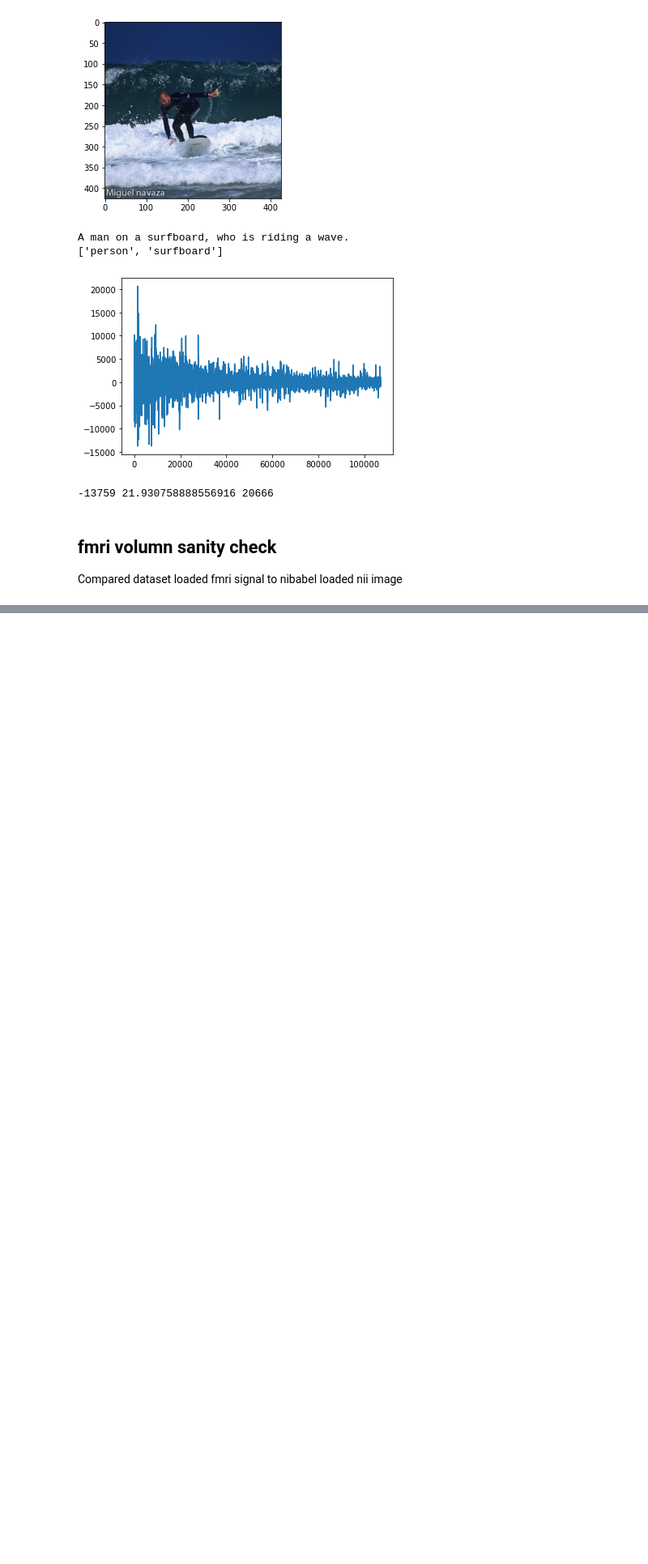
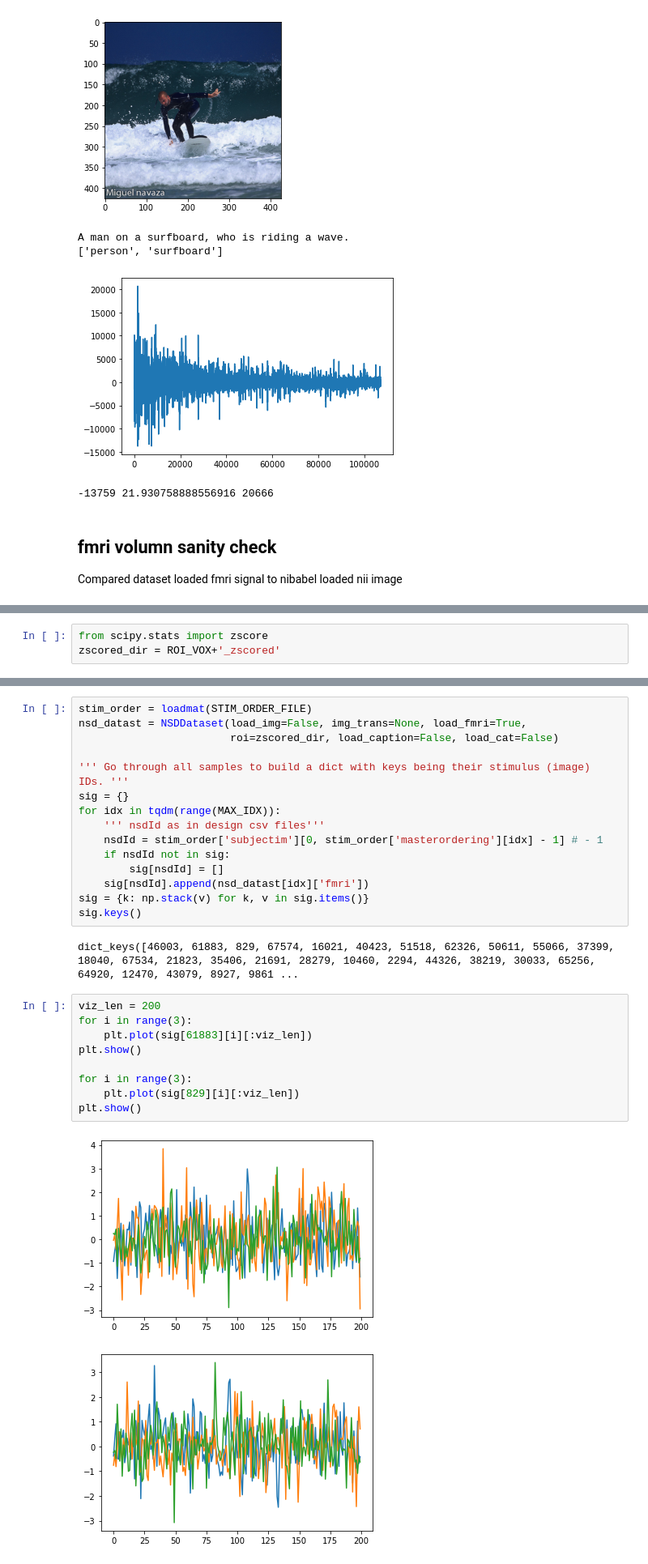
Before and after one commit to sklin93/nsd, a Jupyter notebook: NSD.ipynb, the cells around one changed output, grey strips where cells are left out. Shown at 81% size. Saved outputs shown, nothing was run; the diff lists cells and outputs as text; blank space fills up the shorter version.

```diff
--- a/NSD.ipynb
+++ b/NSD.ipynb
@@ -263,0 +267,3 @@ True
+# %%
+from scipy.stats import zscore
+zscored_dir = ROI_VOX+'_zscored'
@@ -263,0 +281,29 @@ True
+# %%
+stim_order = loadmat(STIM_ORDER_FILE)
+nsd_datast = NSDDataset(load_img=False, img_trans=None, load_fmri=True,
+                        roi=zscored_dir, load_caption=False, load_cat=False)
+
+''' Go through all samples to build a dict with keys being their stimulus (image) IDs. '''
+sig = {}
+for idx in tqdm(range(MAX_IDX)):
+    ''' nsdId as in design csv files'''
+    nsdId = stim_order['subjectim'][0, stim_order['masterordering'][idx] - 1] # - 1
+    if nsdId not in sig:
+        sig[nsdId] = []
+    sig[nsdId].append(nsd_datast[idx]['fmri'])
+sig = {k: np.stack(v) for k, v in sig.items()}
+sig.keys()
+# %% [output]
+dict_keys([46003, 61883, 829, 67574, 16021, 40423, 51518, 62326, 50611, 55066, 37399, 18040, 67534, 21823, 35406, 21691, 28279, 10460, 2294, 44326, 38219, 30033, 65256, 64920, 12470, 43079, 8927, 9861 ...
+# %%
+viz_len = 200
+for i in range(3):
+    plt.plot(sig[61883][i][:viz_len])
+plt.show()
+
+for i in range(3):
+    plt.plot(sig[829][i][:viz_len])
+plt.show()
+# %% [output]
+[figure, added]
+[figure, added]
```
Also changed, not shown: parts of 13 cells of this notebook.
